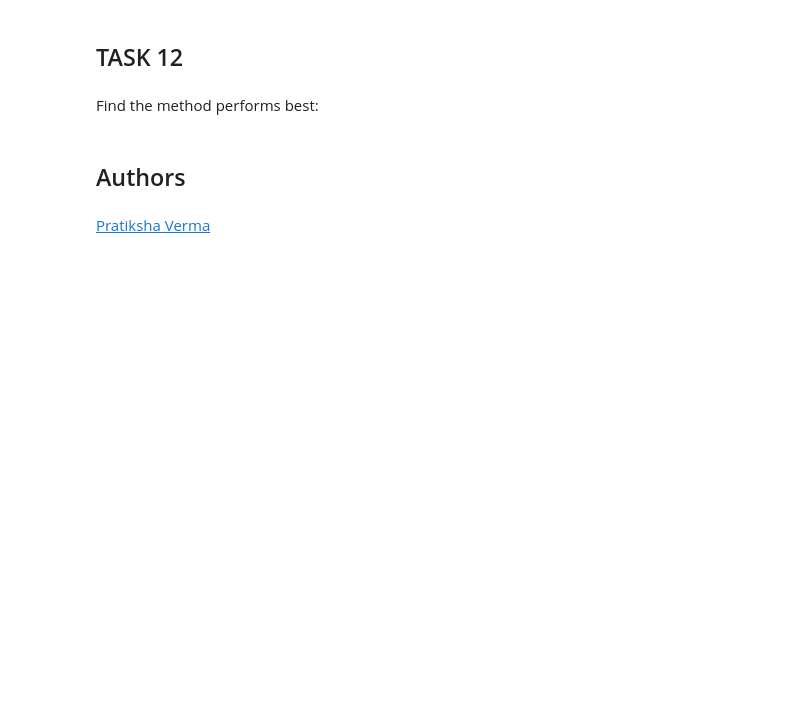
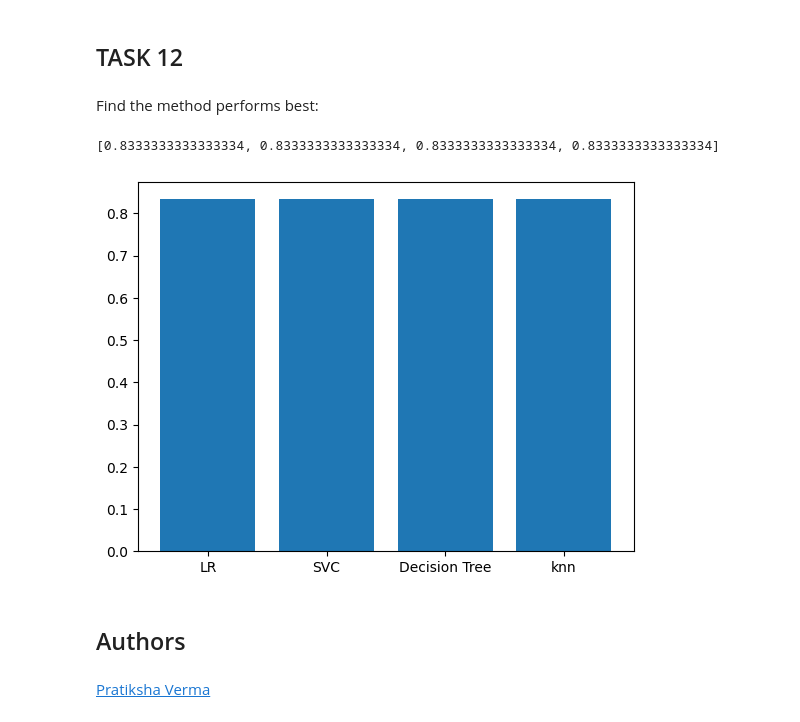
Before and after one commit to LenaAoyamaLawrence/Applied-Data-Science-Capstone, a Jupyter notebook: SpaceX_Machine Learning Prediction_Part_5.ipynb, the cells around one changed output. Drawn from its saved outputs; the diff is of its cells as text; code cells hidden in the pictures; blank space fills up the shorter version.

```diff
--- a/SpaceX_Machine Learning Prediction_Part_5.ipynb
+++ b/SpaceX_Machine Learning Prediction_Part_5.ipynb
@@ -363,8 +363,30 @@ plot_confusion_matrix(Y_test,yhat)
 # %% [markdown]
 Find the method performs best:
 # %%
+#visualisation of accuracy score
+from sklearn.metrics import accuracy_score
+lr_pred = lr_best.predict(X_test)
+svm_pred = svm_best.predict(X_test)
+tree_pred = tree_best.predict(X_test)
+knn_pred = knn_best.predict(X_test)
+lr_acc = accuracy_score(Y_test, lr_pred)
+svm_acc = accuracy_score(Y_test, svm_pred)
+tree_acc = accuracy_score(Y_test, tree_pred)
+knn_acc = accuracy_score(Y_test, knn_pred)
+accuracy_score = [lr_acc, svm_acc, tree_acc, knn_acc]
+print(accuracy_score)
+models = ['LR', 'SVC', 'Decision Tree', 'knn']
+
+plt.bar(x = models, height = accuracy_score)
+plt.show()
+
+
+
 # the accuracy scores and the confusion matrix of the test data are the same for the four models.
 # Considering the interpretability, computational complexity, robustness to overfitting and ability of handeling unbalanced data, the logistic regression model should be choosen.
+# %% [output]
+[0.8333333333333334, 0.8333333333333334, 0.8333333333333334, 0.8333333333333334]
+[figure, added]
 # %% [markdown]
 ## Authors
 # %% [markdown]
```
